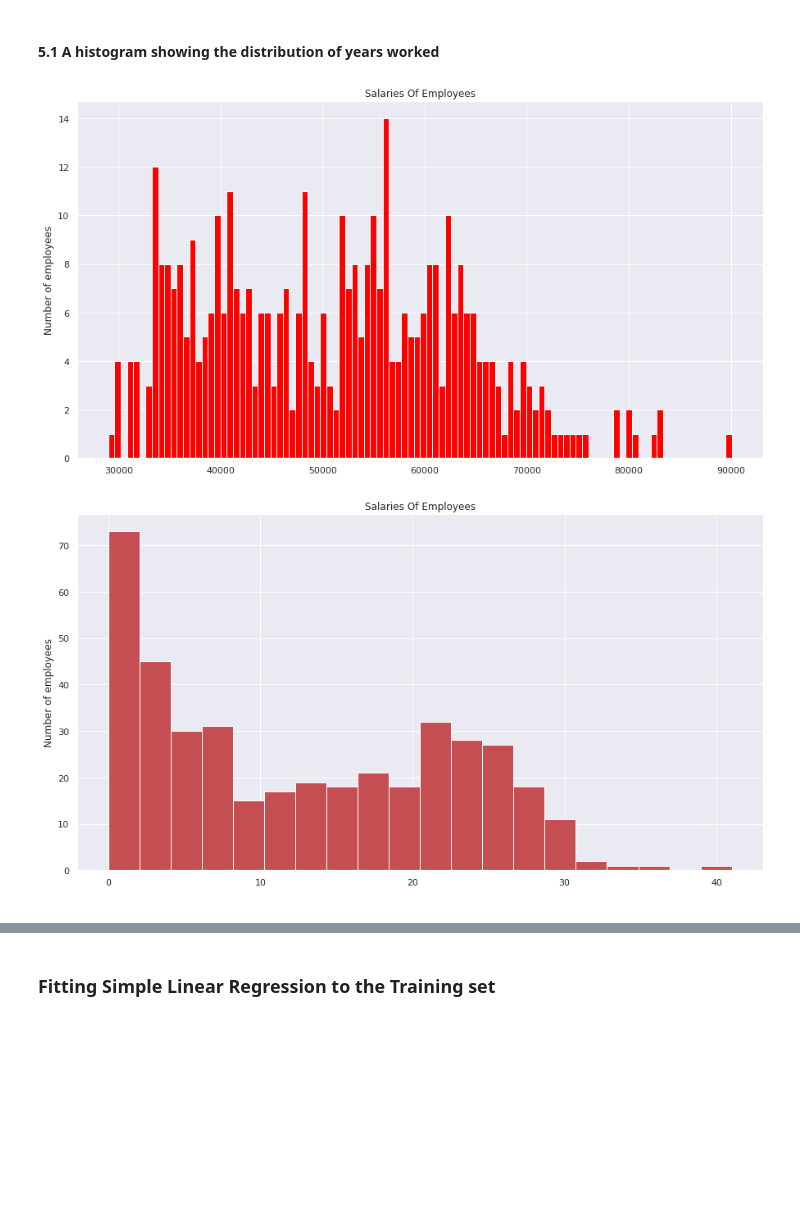
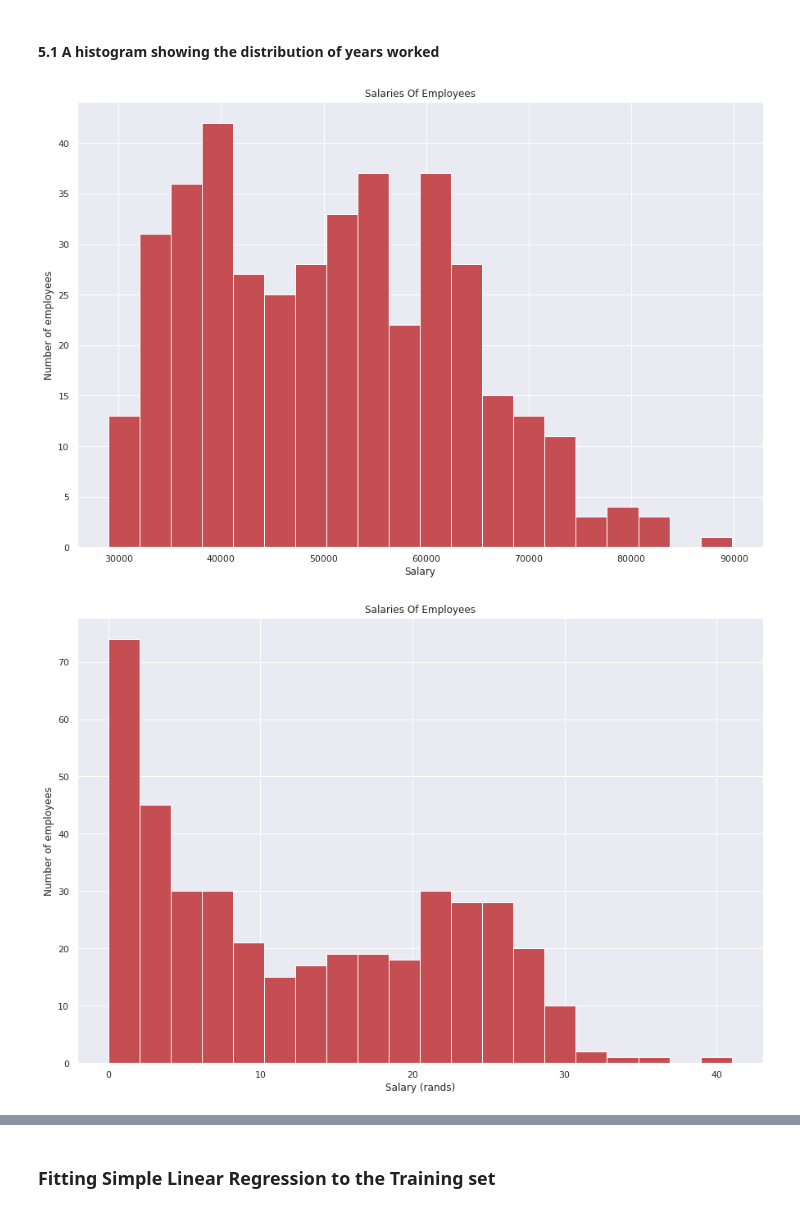
Before and after one commit to AllenMkandla/simple_linear_regression, a Jupyter notebook: linear_regression.ipynb, the cells around one changed output, grey strips where cells are left out. Cells and saved outputs as stored; diff of their text form; code cells hidden in the pictures; blank space fills up the shorter version.

```diff
--- a/linear_regression.ipynb
+++ b/linear_regression.ipynb
@@ -81,0 +92,8 @@ upper_train_bound
+# %%
+#Checking for extreme values
+sns.set()
+sns.set(style="whitegrid")
+fig, axes = plt.subplots(1,2, figsize=(22, 10))
+sns.boxplot(x=df_initial["salary"], ax=axes[0], data = df_initial)
+sns.boxplot(x=df_initial["yearsworked"], ax=axes[1],data = df_initial)
+plt.show()
@@ -141,0 +140,5 @@ x_train,y_train,x_test,y_test = train_test_split(x,y, test_size= 0.3)
+# %%
+# 80/20 split
+x = df_cleaned[['exprior','yearsworked','yearsrank','market','degree','otherqual','position', 'male','Field','yearsabs']]
+y = df_cleaned['salary']
+X_train, X_test, y_train, y_test = train_test_split(x, y, test_size=0.20)
@@ -141,0 +151,7 @@ x_train,y_train,x_test,y_test = train_test_split(x,y, test_size= 0.3)
+# %%
+X_train = pd.DataFrame(X_train)
+y_train = pd.DataFrame(y_train)
+#creating a combined Data frame for train set
+df_train = pd.concat([X_train, y_train], axis=1).reindex(X_train.index)
+
+df_train.head()
@@ -145,23 +179,24 @@ x_train,y_train,x_test,y_test = train_test_split(x,y, test_size= 0.3)
 #### 5.1 A histogram showing the distribution of years worked
 # %%
 sns.set()
-plt.figure(figsize=(15,8))
-plt.hist(df_train['salary'], color='red', stacked=False, orientation='vertical', bins = 100)
+plt.figure(figsize=(15,10))
+plt.hist(df_train['salary'], color='r', stacked=False, orientation='vertical', bins = 20)
+plt.xlabel('Salary')
 plt.ylabel('Number of employees')
 plt.title('Salaries Of Employees')
 plt.show()
 # %% [output]
-[figure, old version]
+[figure, new version]
 # %%
 sns.set()
-plt.figure(figsize=(15,8))
-plt.hist(df_train['yearsworked'], color='r', stacked=False, orientation='vertical', bins= 20)
-plt.xlabel(' ')
+plt.figure(figsize=(15,10))
+plt.hist(df_train['yearsworked'], color='r', stacked=False, orientation='vertical', bins = 20)
+plt.xlabel('Salary (rands)')
 plt.ylabel('Number of employees')
 plt.title('Salaries Of Employees')
 plt.show()
 # %% [output]
-[figure, old version]
+[figure, new version]
 # %%
 # basic stats of the dependant variable
 salary_earned_train.describe()
```
Also changed, not shown: parts of 59 cells of this notebook.
